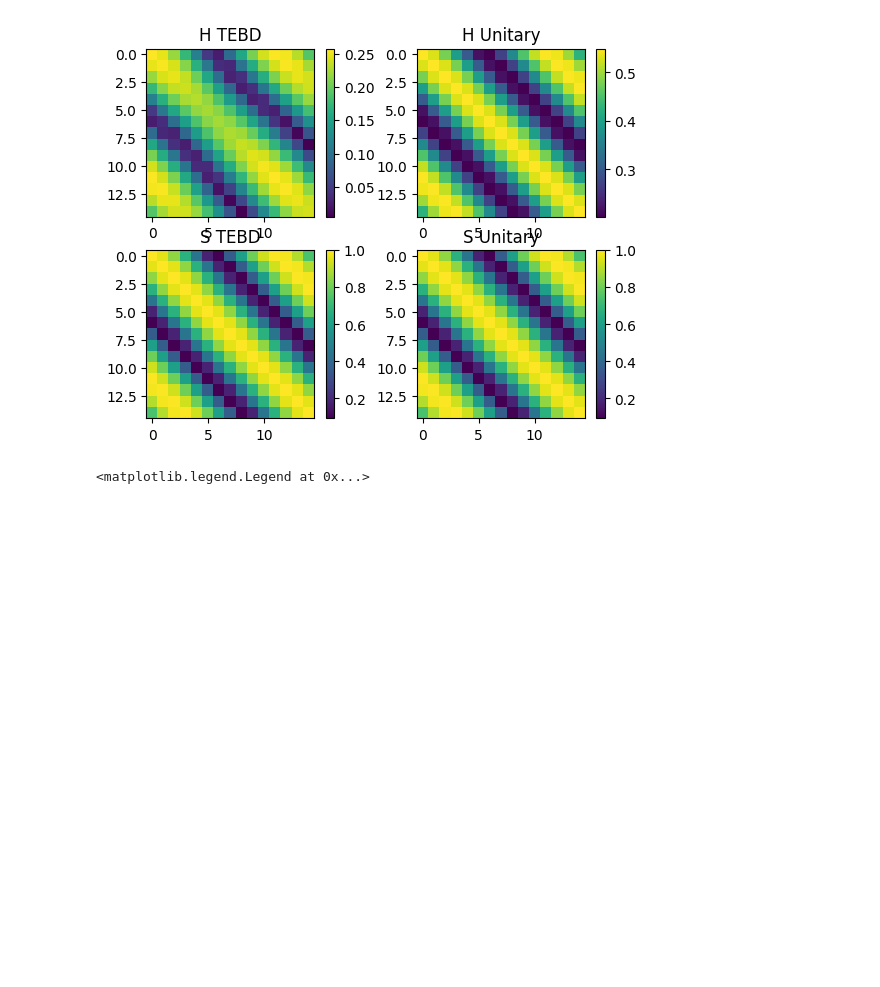
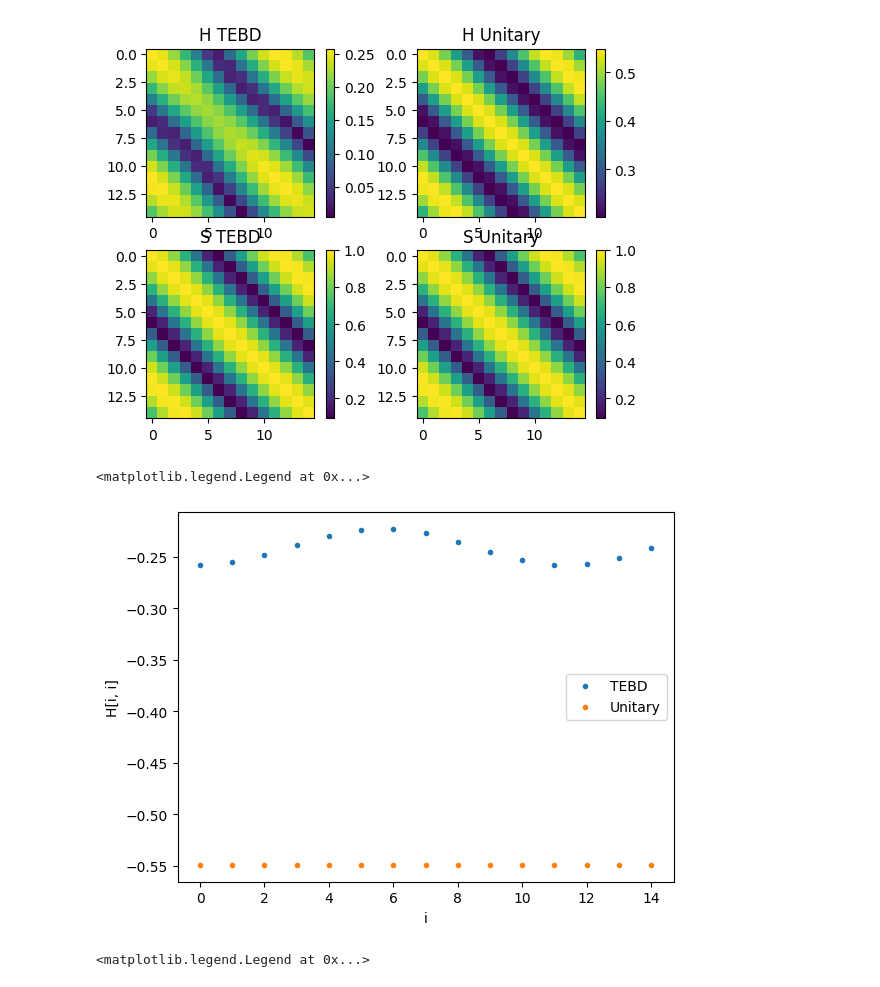
Before and after one commit to bdalfavero/RealTimeKrylov, a Jupyter notebook: hydrogen_plot.ipynb, the cells around one changed output. Cells and saved outputs as stored; diff of their text form; code cells hidden in the pictures; blank space fills up the shorter version.

```diff
--- a/hydrogen_plot.ipynb
+++ b/hydrogen_plot.ipynb
@@ -34,6 +34,16 @@ fig.colorbar(im4)
 # %% [output]
 <matplotlib.colorbar.Colorbar at 0x...>
 [figure]
+# %%
+fig1a, ax1a = plt.subplots()
+ax1a.plot(np.diag(h), '.', label="TEBD")
+ax1a.plot(np.diag(h_u), '.', label="Unitary")
+ax1a.set_ylabel("H[i, i]")
+ax1a.set_xlabel("i")
+ax1a.legend()
+# %% [output]
+<matplotlib.legend.Legend at 0x...>
+[figure, added]
 # %%
 fig2, ax2 = plt.subplots(2, 1)
 ax2[0].hlines(hf_energy, 0., len(energies), colors=["brown"], label="HF")
```
Also changed, not shown: 1 other file.
